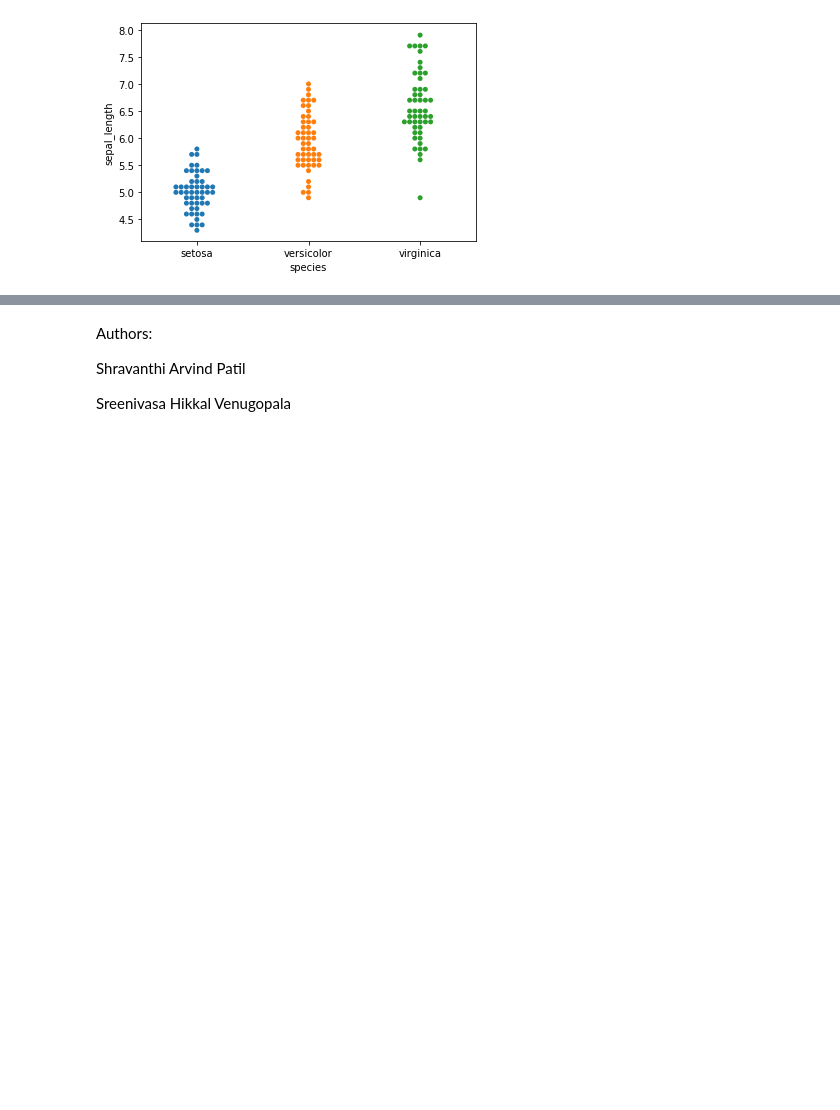
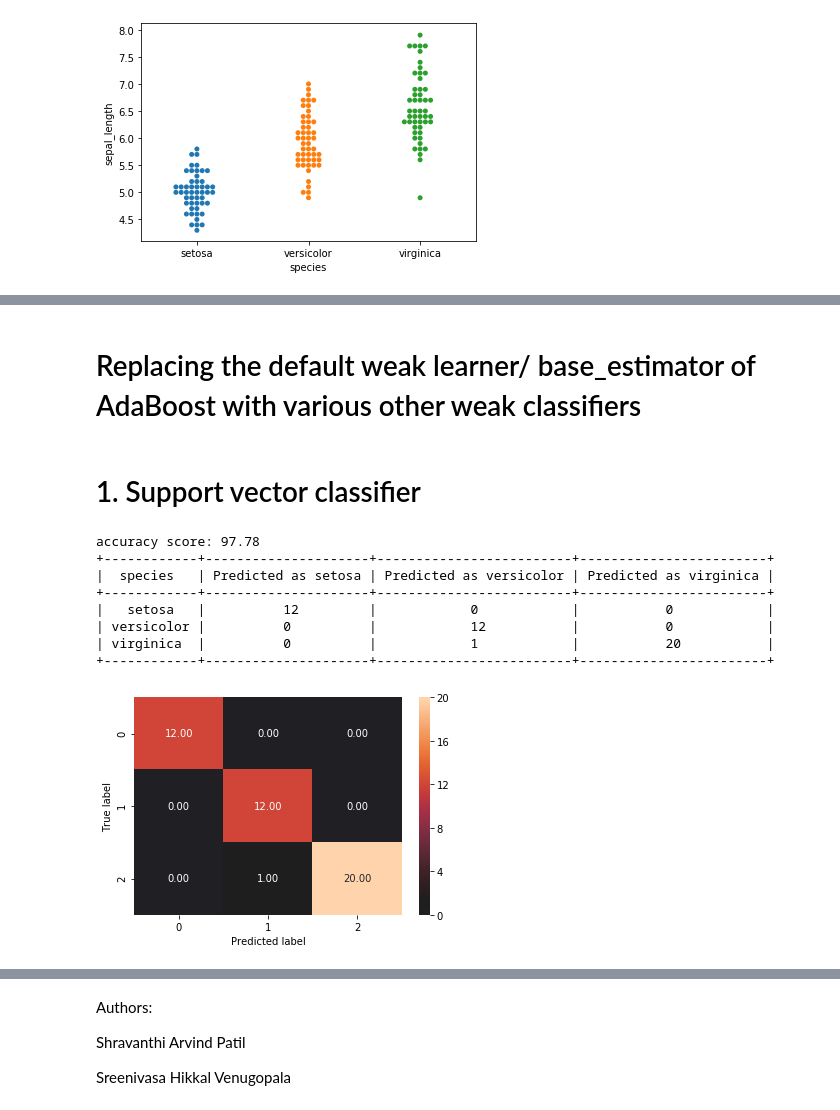
Before and after one commit to ShravanthiPatil/Machine-learning, a Jupyter notebook: ML_Homework07.ipynb, the cells around one changed output, grey strips where cells are left out. Saved outputs shown, nothing was run; the diff lists cells and outputs as text; code cells hidden in the pictures; blank space fills up the shorter version.

```diff
--- a/ML_Homework07.ipynb
+++ b/ML_Homework07.ipynb
@@ -121,0 +147,32 @@ plt.show()
+# %% [markdown]
+# Replacing the default weak learner/ base_estimator of AdaBoost with various other weak classifiers
+# %% [markdown]
+# 1. Support vector classifier
+# %%
+svc=SVC(probability=True, kernel='linear')
+classifier1 = AdaBoostClassifier(n_estimators=50, base_estimator=svc,learning_rate=1)
+model1 = classifier1.fit(X_train, y_train)
+y_pred1 = model1.predict(X_test)
+print("accuracy score: %.2f"%(accuracy_score(y_test, y_pred1)*100))
+
+matrix1 = confusion_matrix(y_test, y_pred1)
+x = PrettyTable()
+x.field_names = ['species','Predicted as setosa', 'Predicted as versicolor', 'Predicted as virginica']
+x.add_row(['setosa',matrix1[0][0],matrix1[0][1],matrix1[0][2]])
+x.add_row(['versicolor',matrix1[1][0],matrix1[1][1],matrix1[1][2]])
+x.add_row(['virginica',matrix1[2][0],matrix1[2][1],matrix1[2][2]])
+print(x)
+sns.heatmap(matrix1,annot=True, center=True,fmt="0.2f")#, linewidths=1,square=True)#, cmap='Blues_r')
+plt.ylabel('True label')
+plt.xlabel('Predicted label')
+plt.show()
+# %% [output]
+accuracy score: 97.78
++------------+---------------------+-------------------------+------------------------+
+|  species   | Predicted as setosa | Predicted as versicolor | Predicted as virginica |
++------------+---------------------+-------------------------+------------------------+
+|   setosa   |          12         |            0            |           0            |
+| versicolor |          0          |            12           |           0            |
+| virginica  |          0          |            1            |           20           |
++------------+---------------------+-------------------------+------------------------+
+[figure, added]
```
Also changed, not shown: parts of 21 cells of this notebook.
